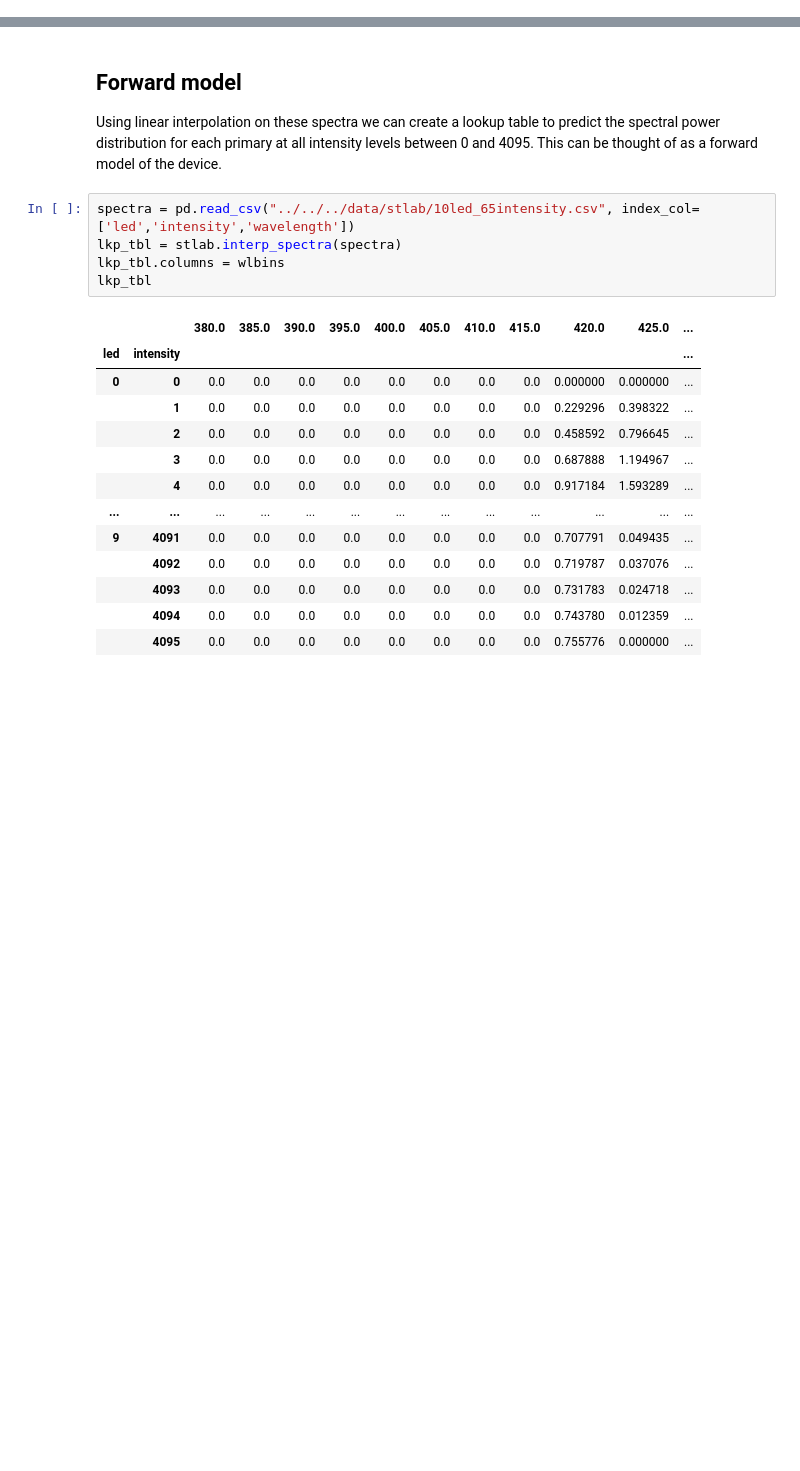
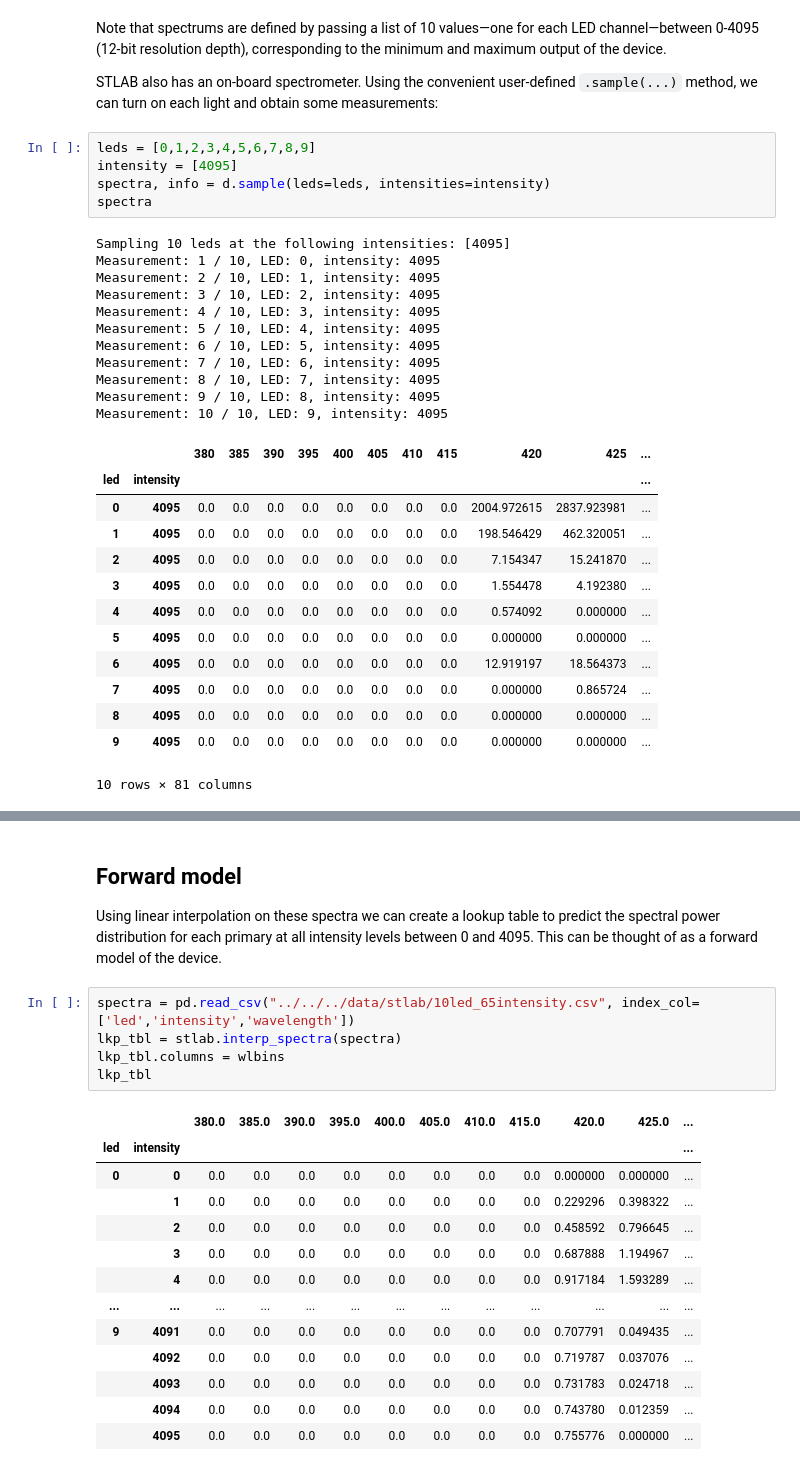
Before and after one commit to PyPlr/cvd_pupillometry, a Jupyter notebook: code/PyPlr/docs/stlab_and_sphere.ipynb, the cells around one changed output, grey strips where cells are left out. Cells and saved outputs as stored; diff of their text form; blank space fills up the shorter version.

```diff
--- a/code/PyPlr/docs/stlab_and_sphere.ipynb
+++ b/code/PyPlr/docs/stlab_and_sphere.ipynb
@@ -161,0 +28,34 @@ fig = stlab.explore_spectra(spectra)
+# %% [markdown]
+Note that spectrums are defined by passing a list of 10 values—one for each LED channel—between 0-4095 (12-bit resolution depth), corresponding to the minimum and maximum output of the device.
+
+STLAB also has an on-board spectrometer. Using the convenient user-defined ``.sample(...)`` method, we can turn on each light and obtain some measurements:
+# %%
+leds = [0,1,2,3,4,5,6,7,8,9]
+intensity = [4095]
+spectra, info = d.sample(leds=leds, intensities=intensity)
+spectra
+# %% [output]
+Sampling 10 leds at the following intensities: [4095]
+Measurement: 1 / 10, LED: 0, intensity: 4095
+Measurement: 2 / 10, LED: 1, intensity: 4095
+Measurement: 3 / 10, LED: 2, intensity: 4095
+Measurement: 4 / 10, LED: 3, intensity: 4095
+Measurement: 5 / 10, LED: 4, intensity: 4095
+Measurement: 6 / 10, LED: 5, intensity: 4095
+Measurement: 7 / 10, LED: 6, intensity: 4095
+Measurement: 8 / 10, LED: 7, intensity: 4095
+Measurement: 9 / 10, LED: 8, intensity: 4095
+Measurement: 10 / 10, LED: 9, intensity: 4095
+|  |  | 380 | 385 | 390 | 395 | 400 | 405 | 410 | 415 | 420 | 425 | ... |
+| led | intensity |  |  |  |  |  |  |  |  |  |  | ... |
+| 0 | 4095 | 0.0 | 0.0 | 0.0 | 0.0 | 0.0 | 0.0 | 0.0 | 0.0 | 2004.972615 | 2837.923981 | ... |
+| 1 | 4095 | 0.0 | 0.0 | 0.0 | 0.0 | 0.0 | 0.0 | 0.0 | 0.0 | 198.546429 | 462.320051 | ... |
+| 2 | 4095 | 0.0 | 0.0 | 0.0 | 0.0 | 0.0 | 0.0 | 0.0 | 0.0 | 7.154347 | 15.241870 | ... |
+| 3 | 4095 | 0.0 | 0.0 | 0.0 | 0.0 | 0.0 | 0.0 | 0.0 | 0.0 | 1.554478 | 4.192380 | ... |
+| 4 | 4095 | 0.0 | 0.0 | 0.0 | 0.0 | 0.0 | 0.0 | 0.0 | 0.0 | 0.574092 | 0.000000 | ... |
+| 5 | 4095 | 0.0 | 0.0 | 0.0 | 0.0 | 0.0 | 0.0 | 0.0 | 0.0 | 0.000000 | 0.000000 | ... |
+| 6 | 4095 | 0.0 | 0.0 | 0.0 | 0.0 | 0.0 | 0.0 | 0.0 | 0.0 | 12.919197 | 18.564373 | ... |
+| 7 | 4095 | 0.0 | 0.0 | 0.0 | 0.0 | 0.0 | 0.0 | 0.0 | 0.0 | 0.000000 | 0.865724 | ... |
+| 8 | 4095 | 0.0 | 0.0 | 0.0 | 0.0 | 0.0 | 0.0 | 0.0 | 0.0 | 0.000000 | 0.000000 | ... |
+| 9 | 4095 | 0.0 | 0.0 | 0.0 | 0.0 | 0.0 | 0.0 | 0.0 | 0.0 | 0.000000 | 0.000000 | ... |
+10 rows × 81 columns
```
Also changed, not shown: parts of 37 cells of this notebook, 8 other files.
